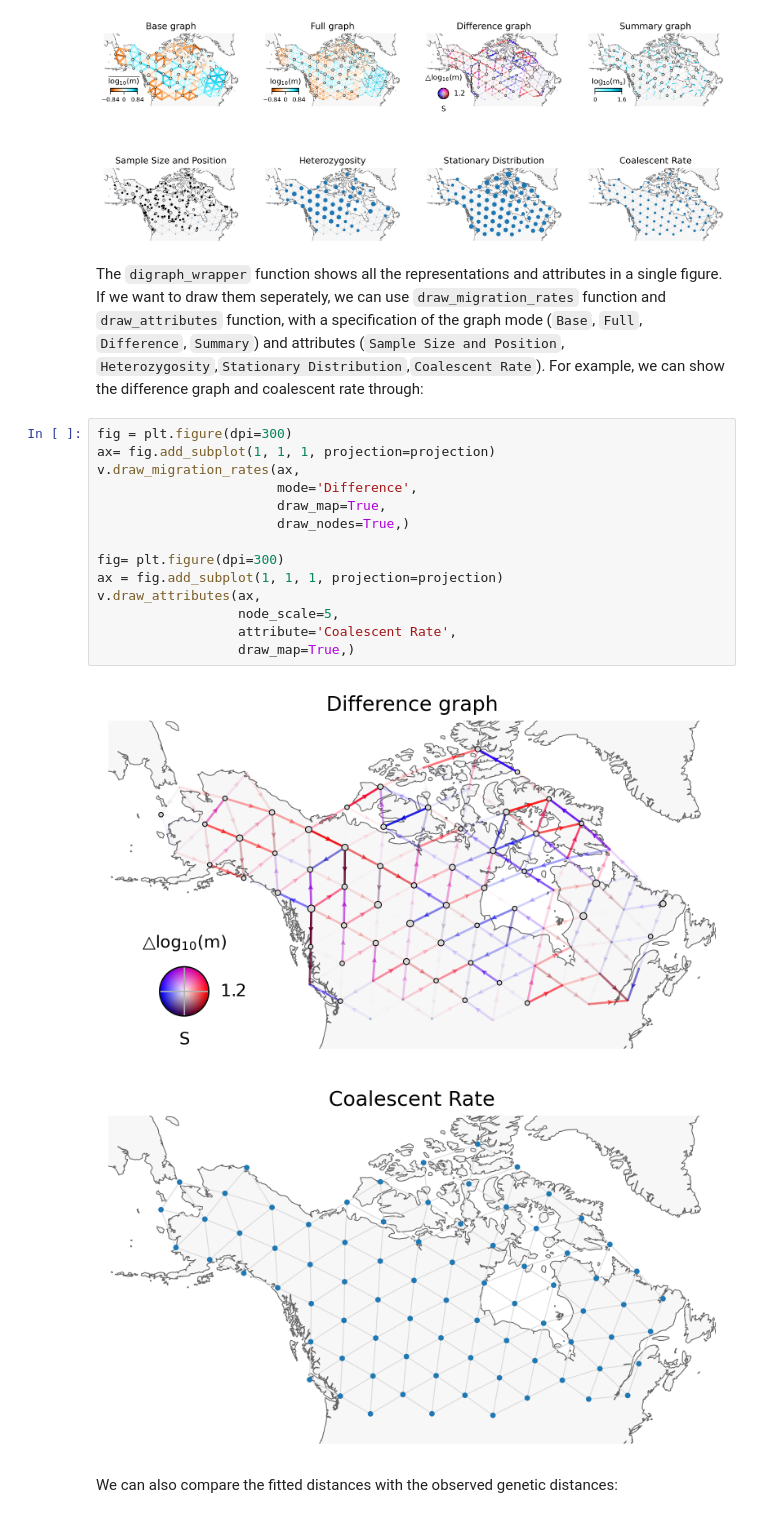
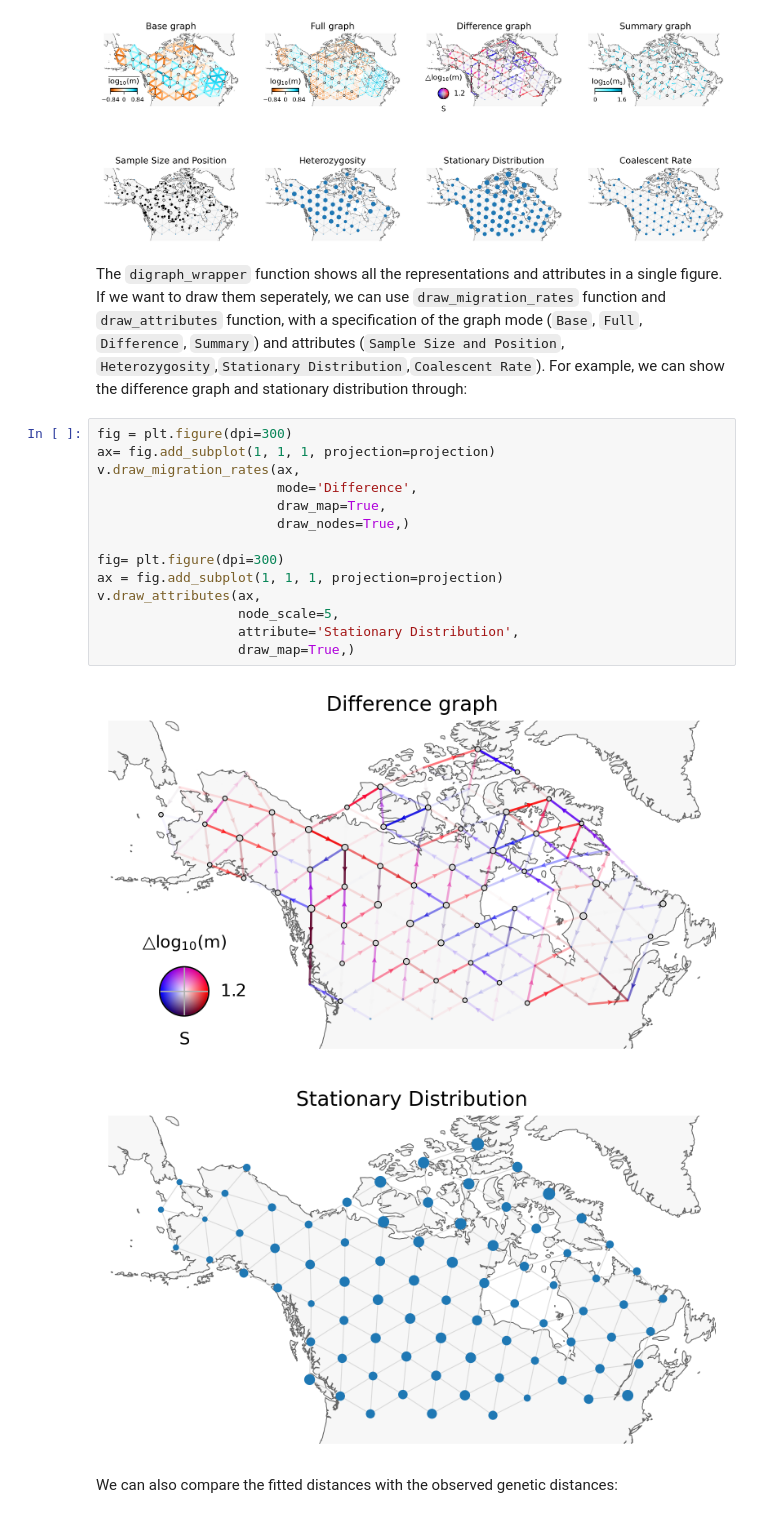
Before and after one commit to ShenHaotv/frame, a Jupyter notebook: docsrc/Example.ipynb, the cells around one changed output. Cells and saved outputs as stored; diff of their text form.

```diff
--- a/docsrc/Example.ipynb
+++ b/docsrc/Example.ipynb
@@ -206,24 +206,24 @@ v.digraph_wrapper(axs, node_scale=[5, 5, 5])
 # %% [output]
 [figure]
 # %% [markdown]
-The `digraph_wrapper` function shows all the representations and attributes in a single figure. If we want to draw them seperately, we can use `draw_migration_rates` function and `draw_attributes` function, with a specification of the graph mode (`Base`, `Full`, `Difference`, `Summary`) and attributes (`Sample Size and Position`, `Heterozygosity`,`Stationary Distribution`,`Coalescent Rate`). For example, we can show the difference graph and coalescent rate through:
+The `digraph_wrapper` function shows all the representations and attributes in a single figure. If we want to draw them seperately, we can use `draw_migration_rates` function and `draw_attributes` function, with a specification of the graph mode (`Base`, `Full`, `Difference`, `Summary`) and attributes (`Sample Size and Position`, `Heterozygosity`,`Stationary Distribution`,`Coalescent Rate`). For example, we can show the difference graph and stationary distribution through:
 # %%
 fig = plt.figure(dpi=300)
 ax= fig.add_subplot(1, 1, 1, projection=projection)
 v.draw_migration_rates(ax,
                        mode='Difference',
                        draw_map=True,
                        draw_nodes=True,)
 
 fig= plt.figure(dpi=300)
 ax = fig.add_subplot(1, 1, 1, projection=projection)
 v.draw_attributes(ax,
                   node_scale=5,
-                  attribute='Coalescent Rate',
+                  attribute='Stationary Distribution',
                   draw_map=True,)
 # %% [output]
 [figure]
-[figure, old version]
+[figure, new version]
 # %% [markdown]
 We can also compare the fitted distances with the observed genetic distances:
 # %%
```
